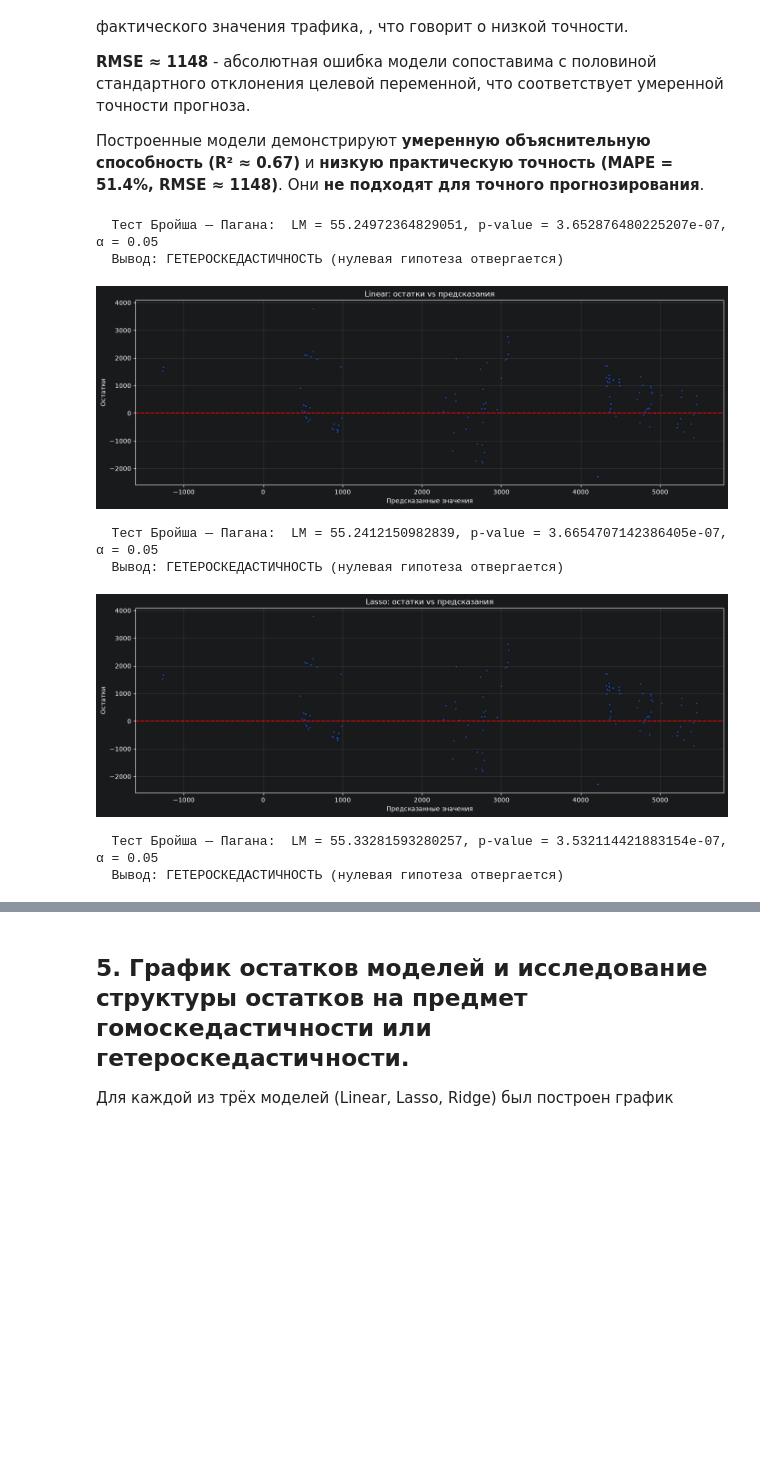
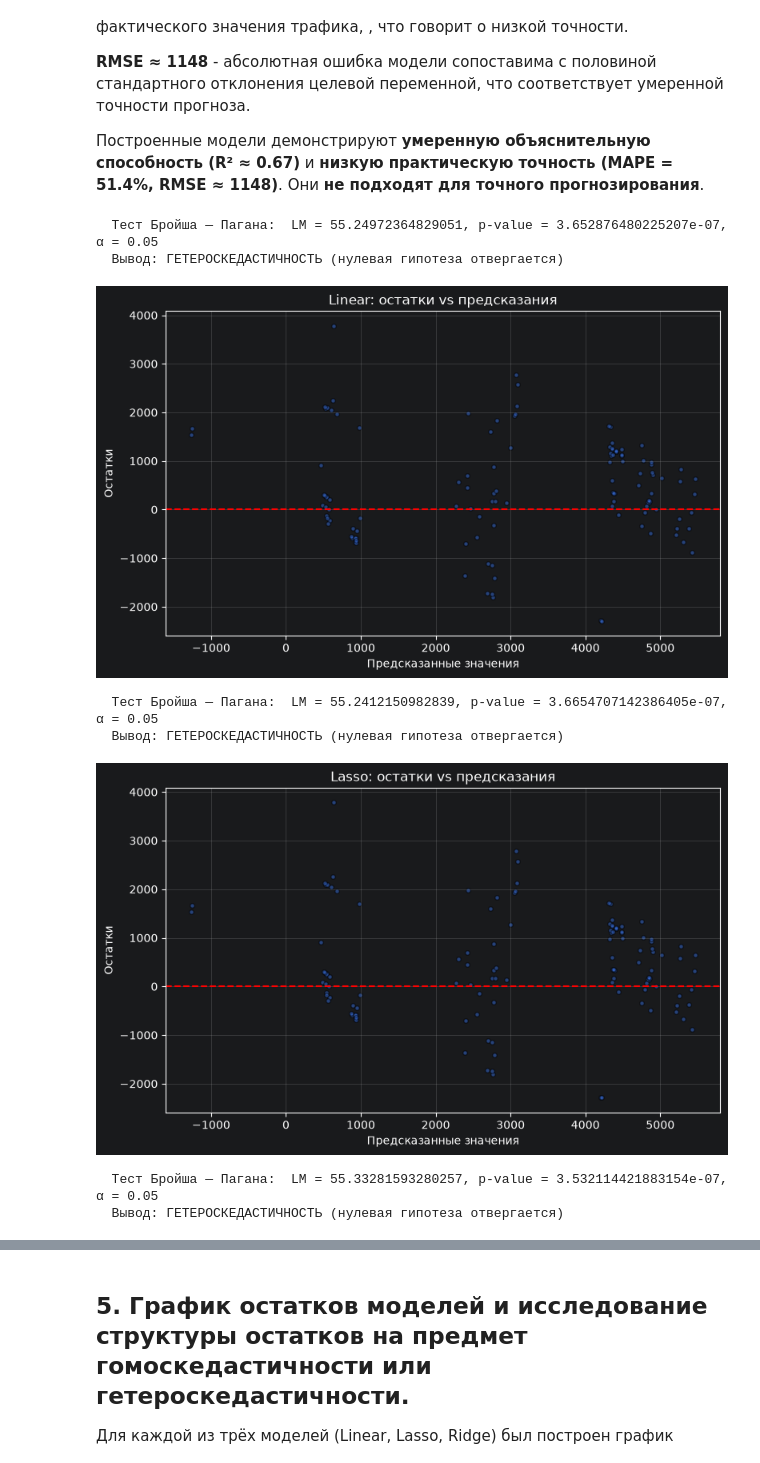
Before and after one commit to DariaNoImagination/Lab-1, a Jupyter notebook: lab1.ipynb, the cells around one changed output, grey strips where cells are left out. Drawn from its saved outputs; the diff is of its cells as text; code cells hidden in the pictures; blank space fills up the shorter version.

```diff
--- a/lab1.ipynb
+++ b/lab1.ipynb
@@ -487,7 +487,7 @@ for name, model in models.items():
 Построенные модели демонстрируют **умеренную объяснительную способность (R² ≈ 0.67)** и **низкую практическую точность (MAPE = 51.4%, RMSE ≈ 1148)**. Они **не подходят для точного прогнозирования**.
 # %%
 def plot_residuals_and_test(model, X_test, y_test, model_name="model",
-                            alpha=0.05, figsize=(14, 5)):
+                            alpha=0.05, figsize=(8, 5)):
     y_pred = model.predict(X_test)
     y_true = np.asarray(y_test, dtype=float).ravel()
     y_pred = np.asarray(y_pred, dtype=float).ravel()
@@ -508,38 +508,36 @@ def plot_residuals_and_test(model, X_test, y_test, model_name="model",
 
     print(f"  Тест Бройша — Пагана:  LM = {lm_stat}, "
           f"p-value = {lm_pvalue}, α = {alpha}")
 
     if not np.isnan(lm_pvalue):
         if lm_pvalue < alpha:
             verdict = "ГЕТЕРОСКЕДАСТИЧНОСТЬ (нулевая гипотеза отвергается)"
         else:
             verdict = "ГОМОСКЕДАСТИЧНОСТЬ (нулевая гипотеза не отвергается)"
         print(f"  Вывод: {verdict}")
 
     fig, ax = plt.subplots(1, 1, figsize=figsize)
     ax.scatter(y_pred, residuals, alpha=0.5, s=15, edgecolor="k")
     ax.axhline(0, color="red", ls="--", lw=1.5)
     ax.set_xlabel("Предсказанные значения")
     ax.set_ylabel("Остатки")
     ax.set_title(f"{model_name}: остатки vs предсказания")
     ax.grid(alpha=0.3)
 
     plt.tight_layout()
     plt.show()
-
     return residuals, test_results
-
 
 for name, model in models.items():
     residuals, test_results = plot_residuals_and_test(
         model, X_test, y_test, model_name=name
     )
 # %% [output]
   Тест Бройша — Пагана:  LM = 55.24972364829051, p-value = 3.652876480225207e-07, α = 0.05
   Вывод: ГЕТЕРОСКЕДАСТИЧНОСТЬ (нулевая гипотеза отвергается)
-[figure, old version]
+[figure, new version]
   Тест Бройша — Пагана:  LM = 55.2412150982839, p-value = 3.6654707142386405e-07, α = 0.05
   Вывод: ГЕТЕРОСКЕДАСТИЧНОСТЬ (нулевая гипотеза отвергается)
-[figure, old version]
+[figure, new version]
   Тест Бройша — Пагана:  LM = 55.33281593280257, p-value = 3.532114421883154e-07, α = 0.05
   Вывод: ГЕТЕРОСКЕДАСТИЧНОСТЬ (нулевая гипотеза отвергается)
```
Also changed, not shown: parts of 3 cells of this notebook.
